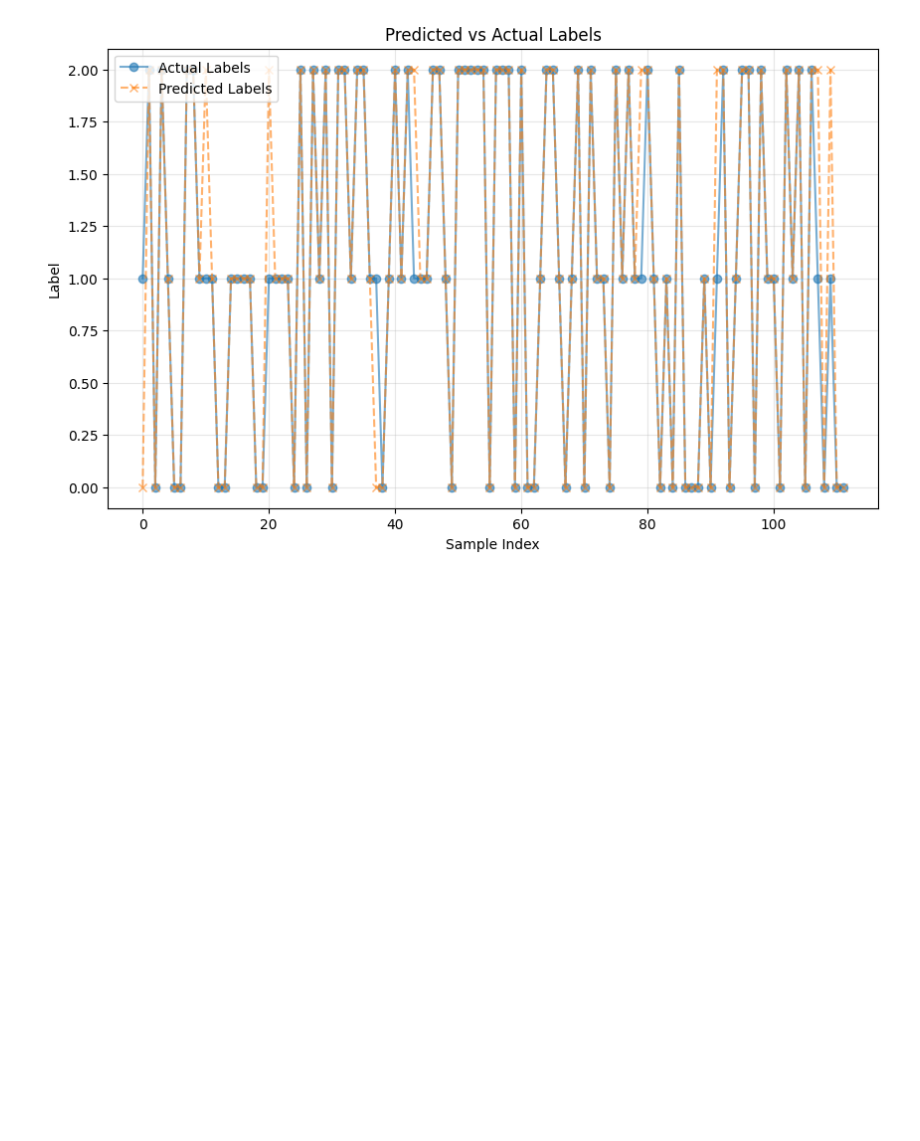
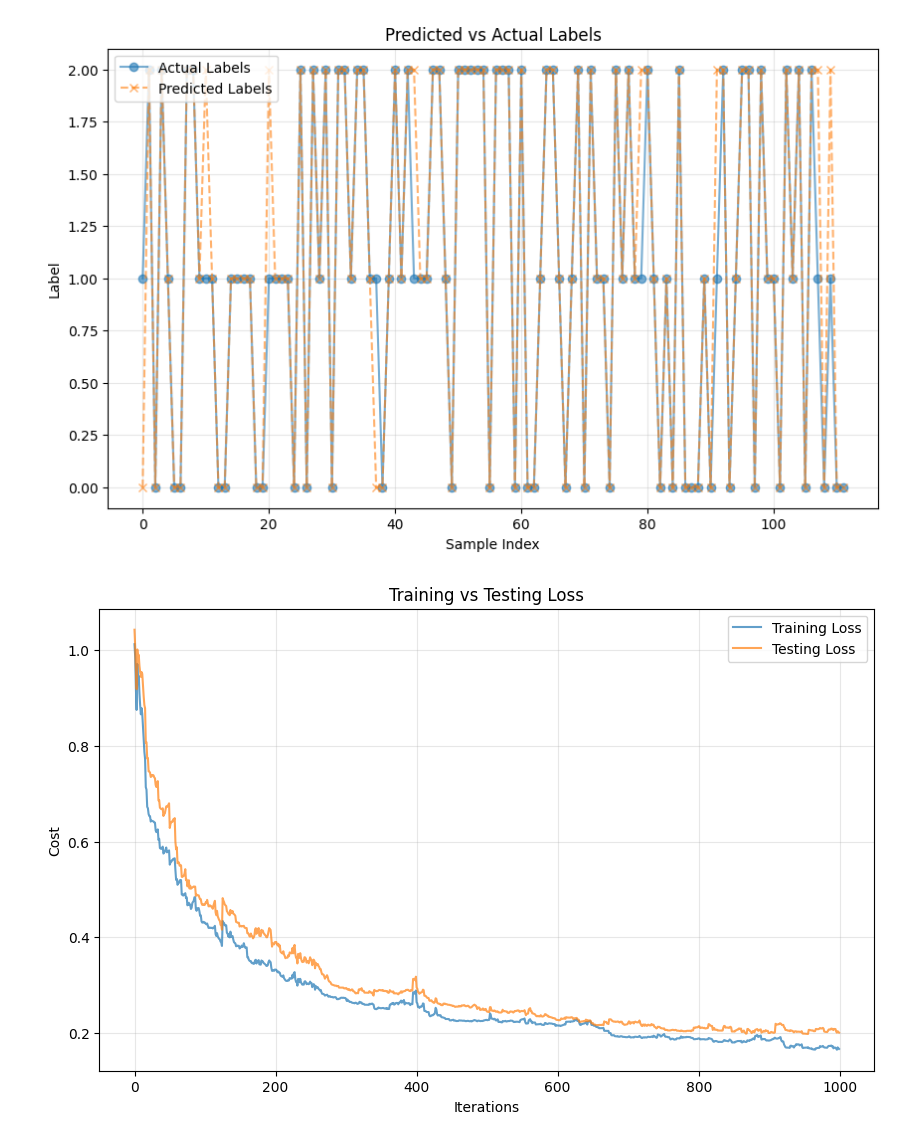
Before and after one commit to guptshr77/S-P500StockClassifier, a Jupyter notebook: Stock Action Predictor-LR.ipynb, the cells around one changed output. Saved outputs shown, nothing was run; the diff lists cells and outputs as text; code cells hidden in the pictures; blank space fills up the shorter version.

```diff
--- a/Stock Action Predictor-LR.ipynb
+++ b/Stock Action Predictor-LR.ipynb
@@ -242,3 +242,59 @@ plt.show()
 # %% [output]
 Test Accuracy: 91.96%
 [figure]
+# %%
+# Checking for Overfitting
+# Initialize model
+model = log_reg(num_features=5, num_classes=3)
+rows = X_train.shape[0]
+iterations = 1000
+train_cost_history = []
+test_cost_history = []
+
+for i in range(iterations):
+    # Random sample for stochastic gradient descent
+    num = random.randint(0, rows - 1)
+    sample = (X_train[num], y_train[num])
+    model.grad_update(sample, eta=0.1)
+
+    # Calculate training cost
+    train_cost = 0
+    for j in range(len(X_train)):
+        sample = (X_train[j], y_train[j])
+        prob = model.prob(sample)
+
+        y_onehot = torch.zeros(len(prob))
+        y_onehot[y_train[j]] = 1.0
+
+        # Compute cross-entropy loss
+        train_cost += -torch.sum(y_onehot * torch.log(prob + 1e-9))
+
+    train_cost /= len(X_train)
+    train_cost_history.append(train_cost.item())
+
+    # Calculate testing cost
+    test_cost = 0
+    for j in range(len(X_test)):
+        sample = (X_test[j], y_test[j])
+        prob = model.prob(sample)
+
+        y_onehot = torch.zeros(len(prob))
+        y_onehot[y_test[j]] = 1.0
+
+        test_cost += -torch.sum(y_onehot * torch.log(prob + 1e-9))
+
+    test_cost /= len(X_test)
+    test_cost_history.append(test_cost.item())
+
+# Plot cost over iterations
+plt.figure(figsize=(10, 6))
+plt.plot(range(iterations), train_cost_history, label='Training Loss', alpha=0.7)
+plt.plot(range(iterations), test_cost_history, label='Testing Loss', alpha=0.7)
+plt.xlabel('Iterations')
+plt.ylabel('Cost')
+plt.title('Training vs Testing Loss')
+plt.grid(alpha=0.3)
+plt.legend()
+plt.show()
+# %% [output]
+[figure, added]
```
Also changed, not shown: 1 other file.
